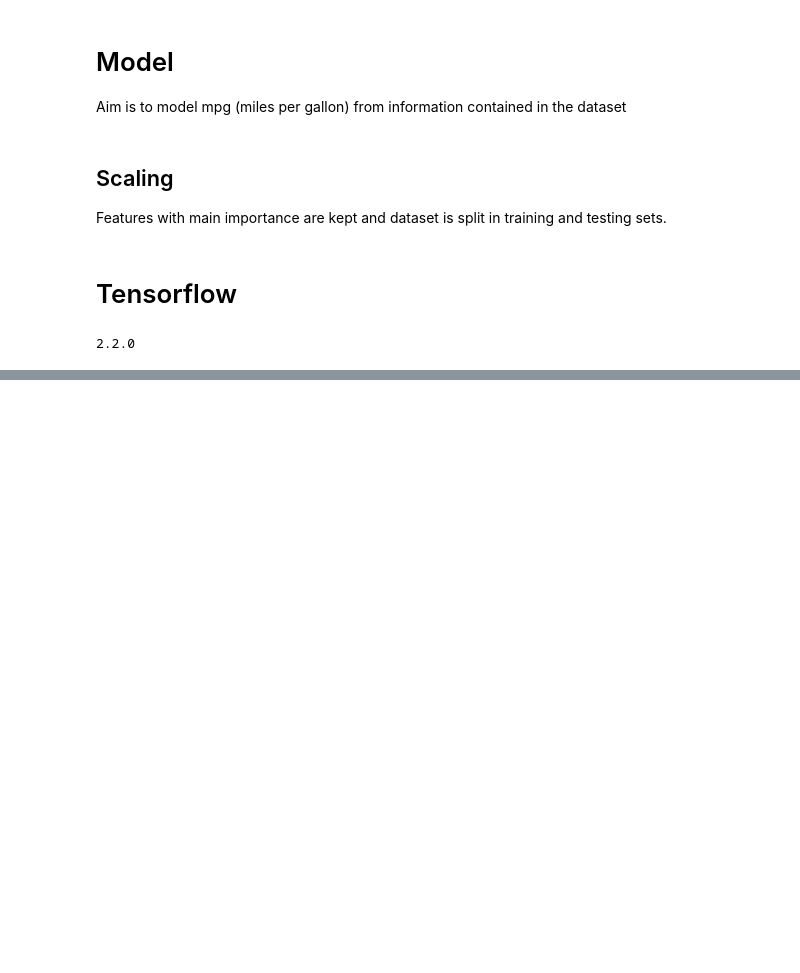
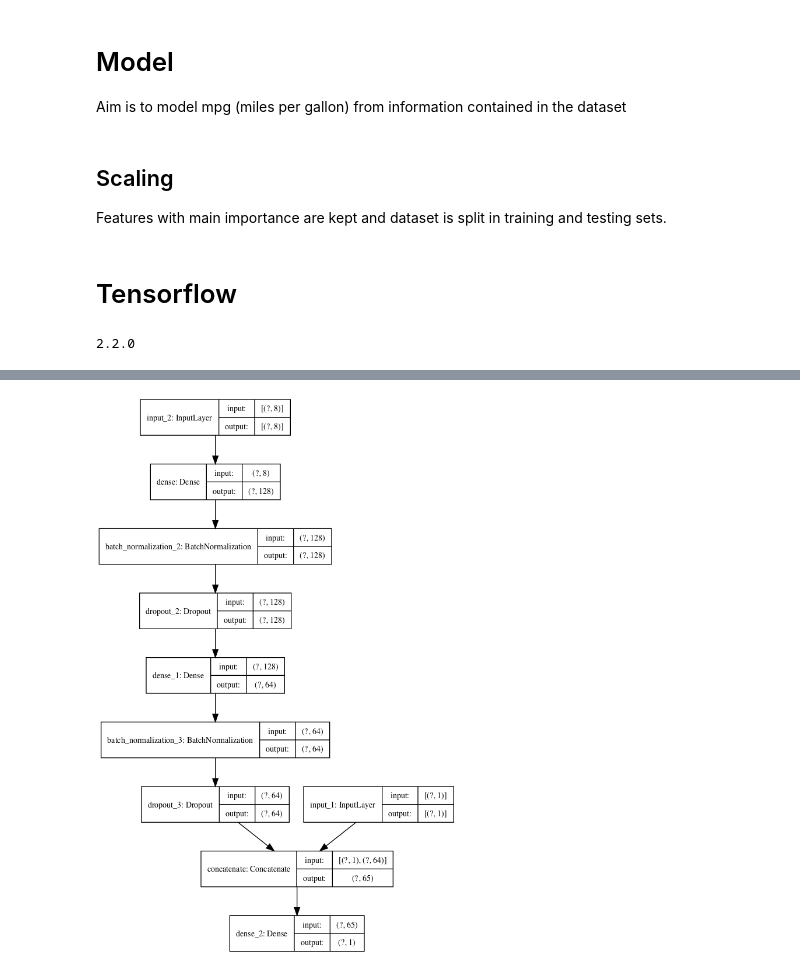
Before and after one commit to dhervillez/machine_learning_training, a Jupyter notebook: auto_mpg_regression_tensor_flow_DNN.ipynb, the cells around one changed output, grey strips where cells are left out. Drawn from its saved outputs; the diff is of its cells as text; code cells hidden in the pictures; blank space fills up the shorter version.

```diff
--- a/auto_mpg_regression_tensor_flow_DNN.ipynb
+++ b/auto_mpg_regression_tensor_flow_DNN.ipynb
@@ -283,0 +289,29 @@ ax = df_tmp.plot(kind='line', x='horsepower', y='MPG_pred', grid=True)
+# %%
+input_A = keras.layers.Input(shape=[1])
+input_B = keras.layers.Input(shape=[len(main_independant_var)-1])
+# %%
+hidden1 = keras.layers.Dense(units=128, activation="elu",
+                             kernel_initializer=initializers.he_normal(),
+                             bias_initializer=initializers.Zeros(),
+                            )(input_B)
+batch_norm1 = keras.layers.BatchNormalization()(hidden1)
+dropout1 = keras.layers.Dropout(0.5)(batch_norm1)
+hidden2 = keras.layers.Dense(64, activation="elu",
+                             kernel_initializer=initializers.he_normal(),
+                             bias_initializer=initializers.Zeros(),
+                            )(dropout1)
+batch_norm2 = keras.layers.BatchNormalization()(hidden2)
+dropout2 = keras.layers.Dropout(0.5)(batch_norm2)
+concat = keras.layers.concatenate([input_A, dropout2])
+output = keras.layers.Dense(1)(concat)
+# %%
+model = keras.models.Model(inputs=[input_A, input_B], outputs=[output])
+# %%
+model.compile(
+    optimizer=keras.optimizers.SGD(learning_rate=LEARNING_RATE, momentum=0.9, nesterov=True),  # Optimizer
+    # Loss function to minimize
+    loss='mse',
+    # List of metrics to monitor
+    metrics=['mse', 'mae'],
+)
+model.summary()
@@ -283,0 +336,4 @@ ax = df_tmp.plot(kind='line', x='horsepower', y='MPG_pred', grid=True)
+# %%
+keras.utils.plot_model(model, show_shapes=True)
+# %% [output]
+[figure, added]
```
Also changed, not shown: parts of 50 cells of this notebook, 3 other files.
